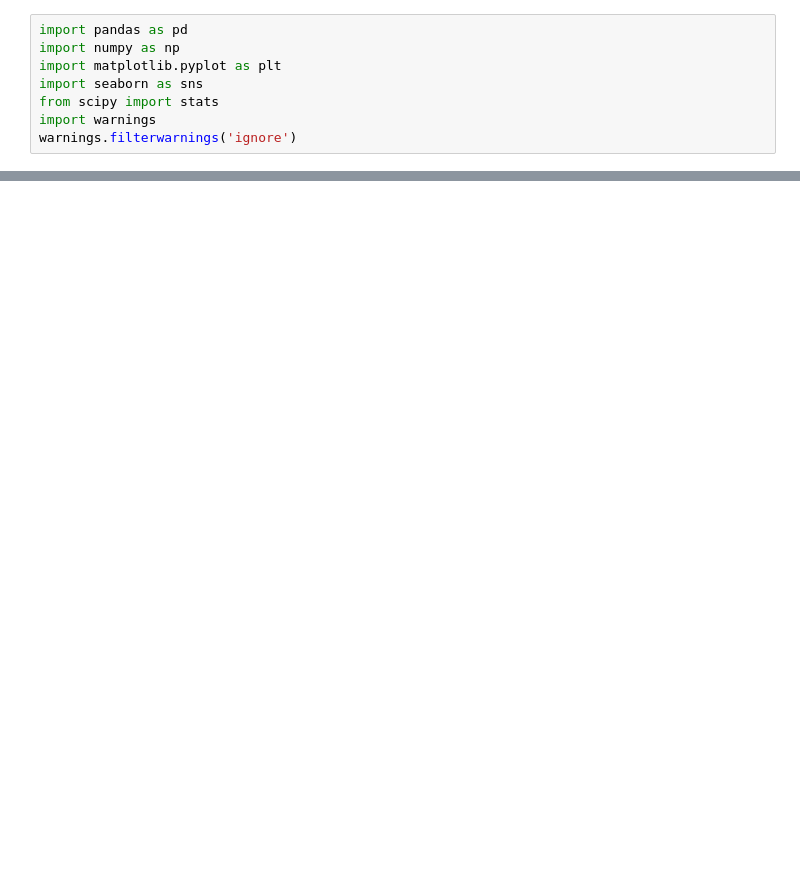
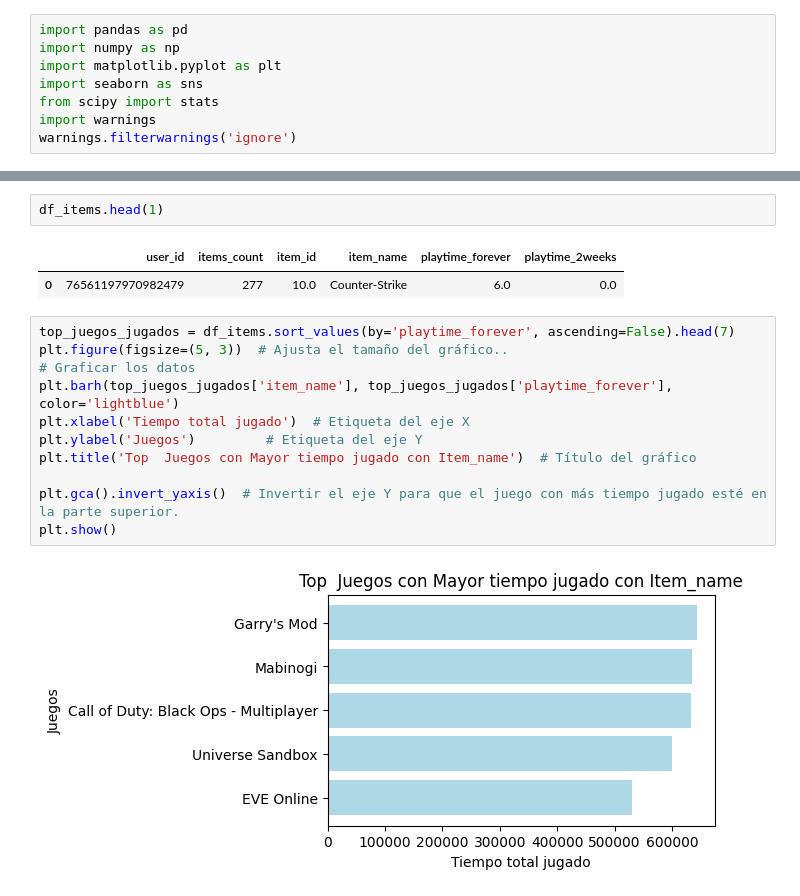
Before and after one commit to LuisLaurence23/PI-Machine-Learning, a Jupyter notebook: Eda.ipynb, the cells around one changed output, grey strips where cells are left out. Drawn from its saved outputs; the diff is of its cells as text; blank space fills up the shorter version.

```diff
--- a/Eda.ipynb
+++ b/Eda.ipynb
@@ -96,0 +99,18 @@ posted_year | 0.0 | int64
+# %%
+df_items.head(1)
+# %% [output]
+|  | user_id | items_count | item_id | item_name | playtime_forever | playtime_2weeks |
+| 0 | 76561197970982479 | 277 | 10.0 | Counter-Strike | 6.0 | 0.0 |
+# %%
+top_juegos_jugados = df_items.sort_values(by='playtime_forever', ascending=False).head(7)
+plt.figure(figsize=(5, 3))  # Ajusta el tamaño del gráfico..
+# Graficar los datos
+plt.barh(top_juegos_jugados['item_name'], top_juegos_jugados['playtime_forever'], color='lightblue')
+plt.xlabel('Tiempo total jugado')  # Etiqueta del eje X
+plt.ylabel('Juegos')         # Etiqueta del eje Y
+plt.title('Top  Juegos con Mayor tiempo jugado con Item_name')  # Título del gráfico
+
+plt.gca().invert_yaxis()  # Invertir el eje Y para que el juego con más tiempo jugado esté en la parte superior.
+plt.show()
+# %% [output]
+[figure, added]
```
Also changed, not shown: parts of 27 cells of this notebook, 8 other files.
